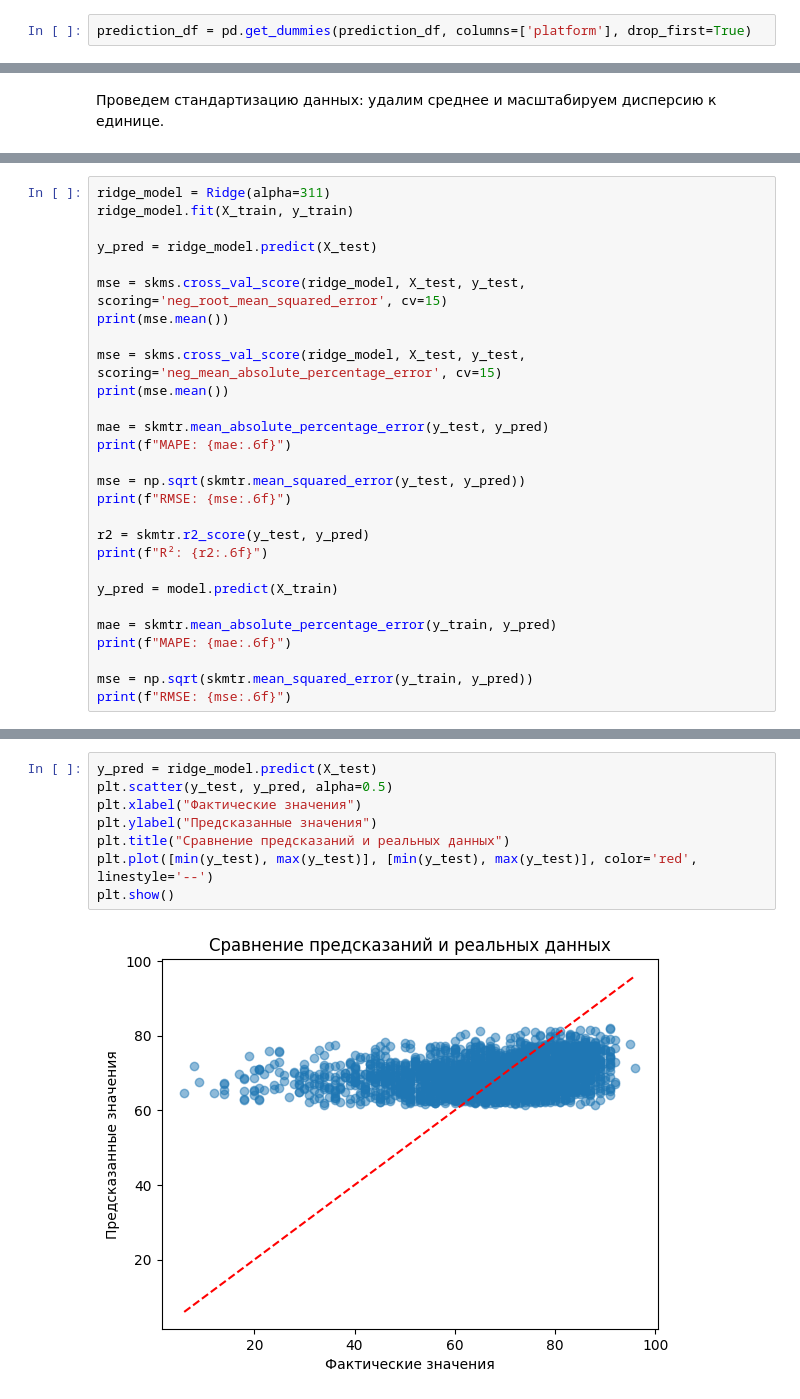
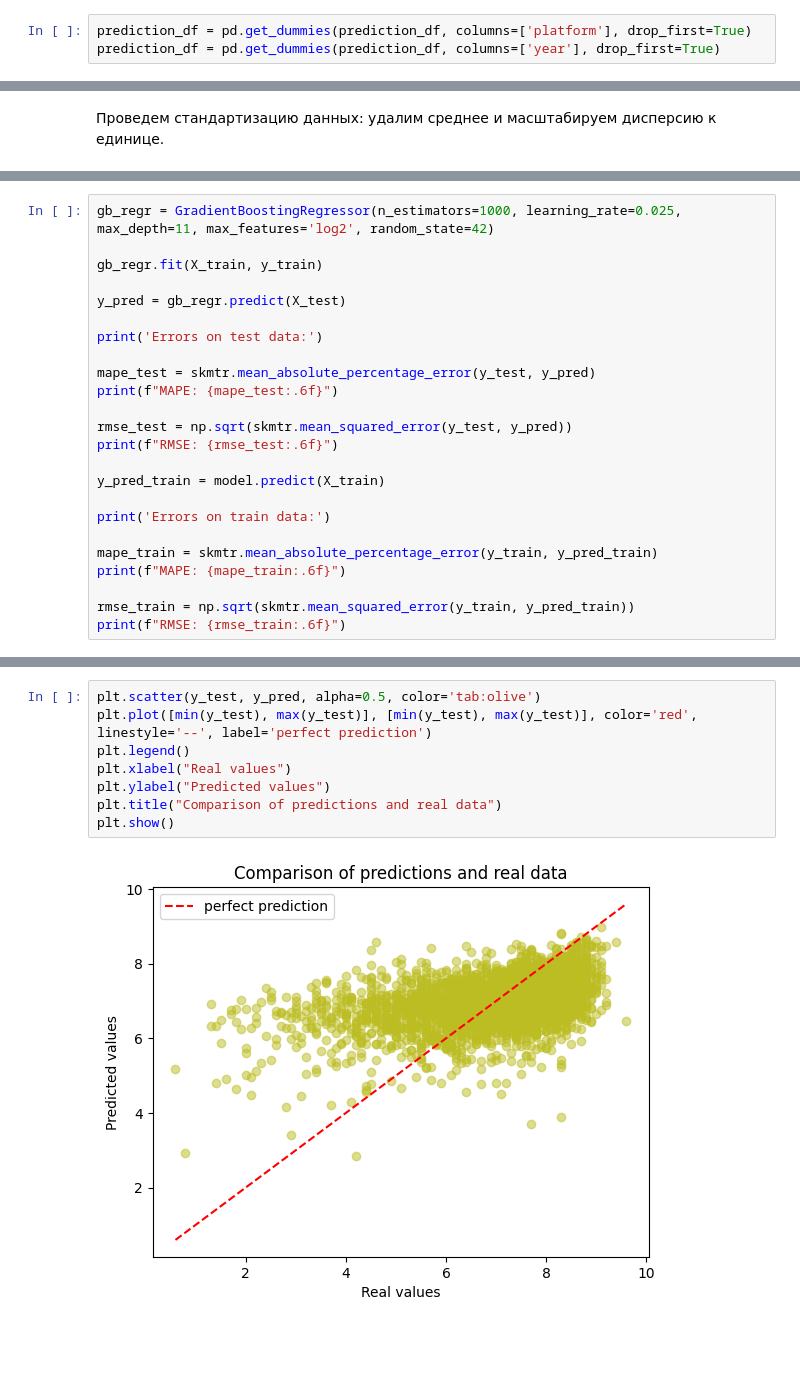
Before and after one commit to Oladiy2504/Game-Rating-Prediction, a Jupyter notebook: Game_Rating_Prediction.ipynb, the cells around one changed output, grey strips where cells are left out. Drawn from its saved outputs; the diff is of its cells as text; blank space fills up the shorter version.

Commit message:
Новые модели и полная обработка данных
-Обработаны все признаки
-Реализована линейная регрессия и сделаны выводы
-Реализована модель решающего дерева и градиентного бустинга, также сделаны выводы

```diff
--- a/Game_Rating_Prediction.ipynb
+++ b/Game_Rating_Prediction.ipynb
@@ -112,2 +123,3 @@ prediction_df = metacritic_games.copy()
 # %%
 prediction_df = pd.get_dummies(prediction_df, columns=['platform'], drop_first=True)
+prediction_df = pd.get_dummies(prediction_df, columns=['year'], drop_first=True)
@@ -330,29 +377,25 @@ print('Метрика качества:', ridge.fit(X_train, y_train).best_score
 # %%
-ridge_model = Ridge(alpha=311)
-ridge_model.fit(X_train, y_train)
+gb_regr = GradientBoostingRegressor(n_estimators=1000, learning_rate=0.025, max_depth=11, max_features='log2', random_state=42)
 
-y_pred = ridge_model.predict(X_test)
+gb_regr.fit(X_train, y_train)
 
-mse = skms.cross_val_score(ridge_model, X_test, y_test, scoring='neg_root_mean_squared_error', cv=15)
-print(mse.mean())
+y_pred = gb_regr.predict(X_test)
 
-mse = skms.cross_val_score(ridge_model, X_test, y_test, scoring='neg_mean_absolute_percentage_error', cv=15)
-print(mse.mean())
+print('Errors on test data:')
 
-mae = skmtr.mean_absolute_percentage_error(y_test, y_pred)
-print(f"MAPE: {mae:.6f}")
+mape_test = skmtr.mean_absolute_percentage_error(y_test, y_pred)
+print(f"MAPE: {mape_test:.6f}")
 
-mse = np.sqrt(skmtr.mean_squared_error(y_test, y_pred))
-print(f"RMSE: {mse:.6f}")
+rmse_test = np.sqrt(skmtr.mean_squared_error(y_test, y_pred))
+print(f"RMSE: {rmse_test:.6f}")
 
-r2 = skmtr.r2_score(y_test, y_pred)
-print(f"R²: {r2:.6f}")
+y_pred_train = model.predict(X_train)
 
-y_pred = model.predict(X_train)
+print('Errors on train data:')
 
-mae = skmtr.mean_absolute_percentage_error(y_train, y_pred)
-print(f"MAPE: {mae:.6f}")
+mape_train = skmtr.mean_absolute_percentage_error(y_train, y_pred_train)
+print(f"MAPE: {mape_train:.6f}")
 
-mse = np.sqrt(skmtr.mean_squared_error(y_train, y_pred))
-print(f"RMSE: {mse:.6f}")
+rmse_train = np.sqrt(skmtr.mean_squared_error(y_train, y_pred_train))
+print(f"RMSE: {rmse_train:.6f}")
 # %% [output]
@@ -366,10 +408,10 @@ RMSE: 12.941245
 # %%
-y_pred = ridge_model.predict(X_test)
-plt.scatter(y_test, y_pred, alpha=0.5)
-plt.xlabel("Фактические значения")
-plt.ylabel("Предсказанные значения")
-plt.title("Сравнение предсказаний и реальных данных")
-plt.plot([min(y_test), max(y_test)], [min(y_test), max(y_test)], color='red', linestyle='--')
+plt.scatter(y_test, y_pred, alpha=0.5, color='tab:olive')
+plt.plot([min(y_test), max(y_test)], [min(y_test), max(y_test)], color='red', linestyle='--', label='perfect prediction')
+plt.legend()
+plt.xlabel("Real values")
+plt.ylabel("Predicted values")
+plt.title("Comparison of predictions and real data")
 plt.show()
 # %% [output]
-[figure, old version]
+[figure, new version]
```
Also changed, not shown: parts of 62 cells of this notebook.
